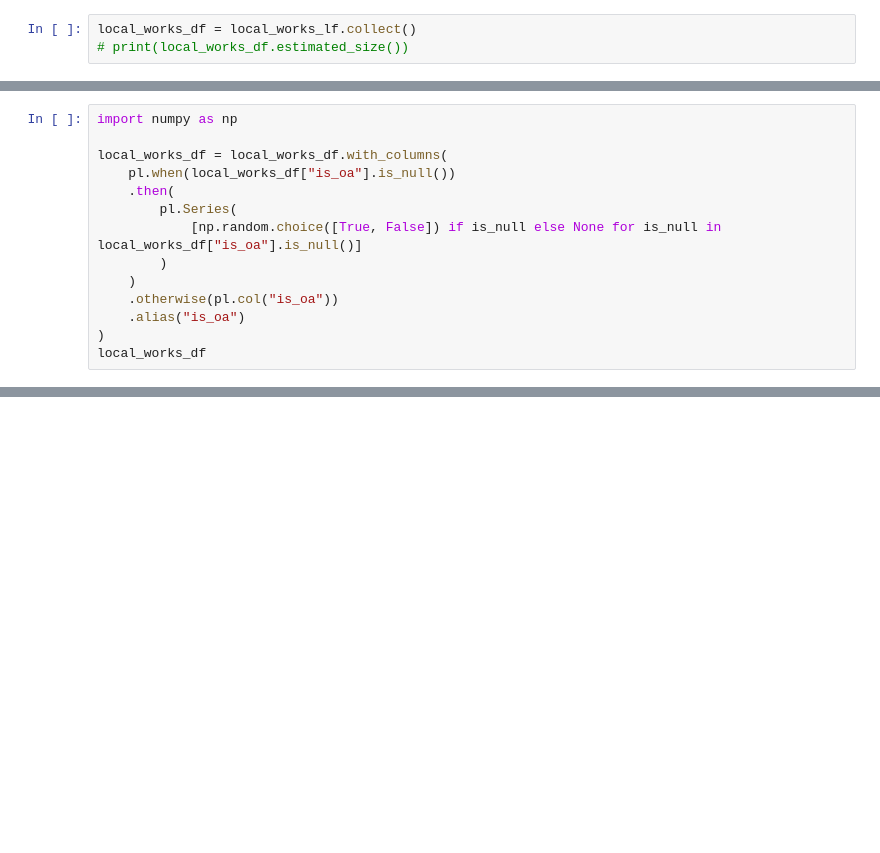
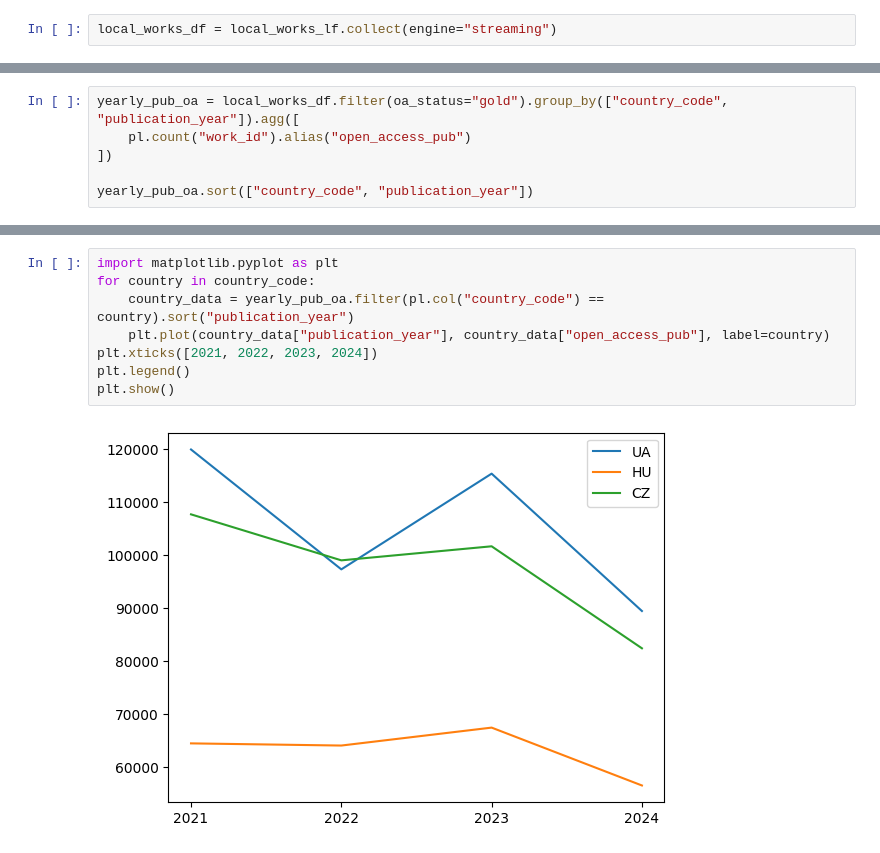
Before and after one commit to ScisciJP/tutorial_2025, a Jupyter notebook: nazarovets_2025.ipynb, the cells around one changed output, grey strips where cells are left out. Saved outputs shown, nothing was run; the diff lists cells and outputs as text; blank space fills up the shorter version.

```diff
--- a/nazarovets_2025.ipynb
+++ b/nazarovets_2025.ipynb
@@ -125,3 +73,2 @@ local_works_lf = author_works_df.filter(
 # %%
-local_works_df = local_works_lf.collect()
-# print(local_works_df.estimated_size())
+local_works_df = local_works_lf.collect(engine="streaming")
@@ -148,14 +93,0 @@ local_works_df.head(), local_works_df.height, local_works_df.select("publication
-# %%
-import numpy as np
-
-local_works_df = local_works_df.with_columns(
-    pl.when(local_works_df["is_oa"].is_null())
-    .then(
-        pl.Series(
-            [np.random.choice([True, False]) if is_null else None for is_null in local_works_df["is_oa"].is_null()]
-        )
-    )
-    .otherwise(pl.col("is_oa"))
-    .alias("is_oa")
-)
-local_works_df
@@ -207,0 +94,6 @@ plt.plot(yearly_pub_oa["publication_year"], yearly_pub_oa["oa_adaption"])
+# %%
+yearly_pub_oa = local_works_df.filter(oa_status="gold").group_by(["country_code", "publication_year"]).agg([
+    pl.count("work_id").alias("open_access_pub")
+])
+
+yearly_pub_oa.sort(["country_code", "publication_year"])
@@ -207,0 +115,10 @@ plt.plot(yearly_pub_oa["publication_year"], yearly_pub_oa["oa_adaption"])
+# %%
+import matplotlib.pyplot as plt
+for country in country_code:
+    country_data = yearly_pub_oa.filter(pl.col("country_code") == country).sort("publication_year")
+    plt.plot(country_data["publication_year"], country_data["open_access_pub"], label=country)
+plt.xticks([2021, 2022, 2023, 2024])
+plt.legend()
+plt.show()
+# %% [output]
+[figure, added]
```
Also changed, not shown: parts of 19 cells of this notebook.
